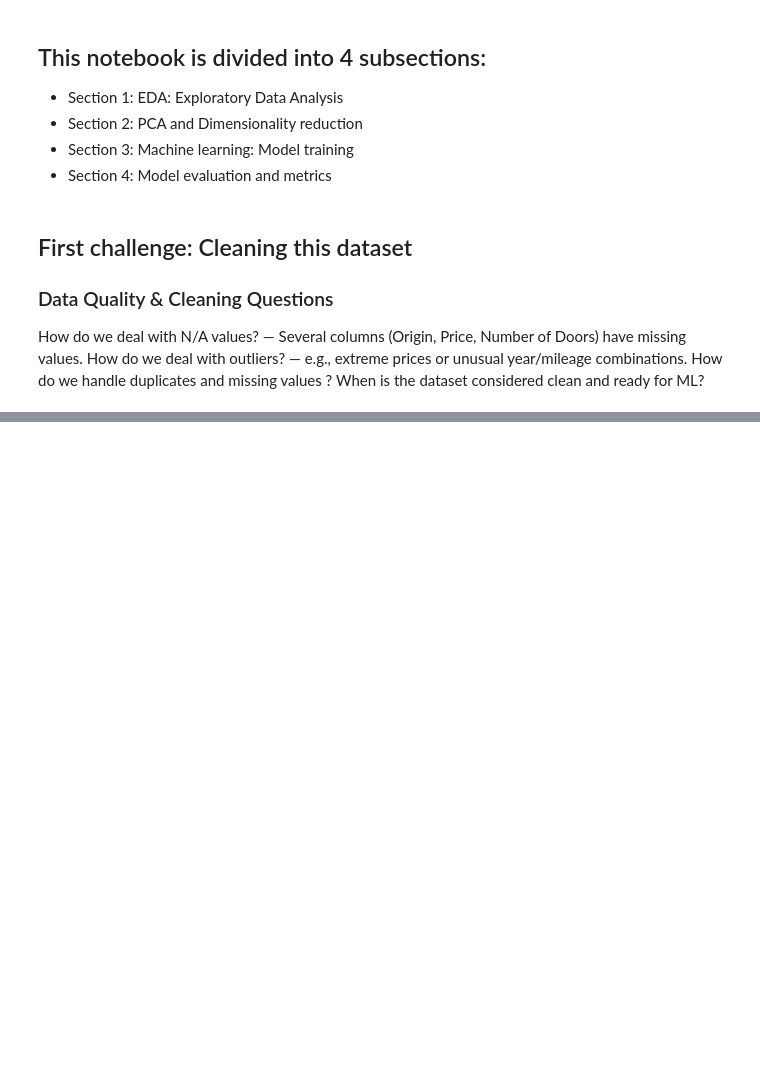
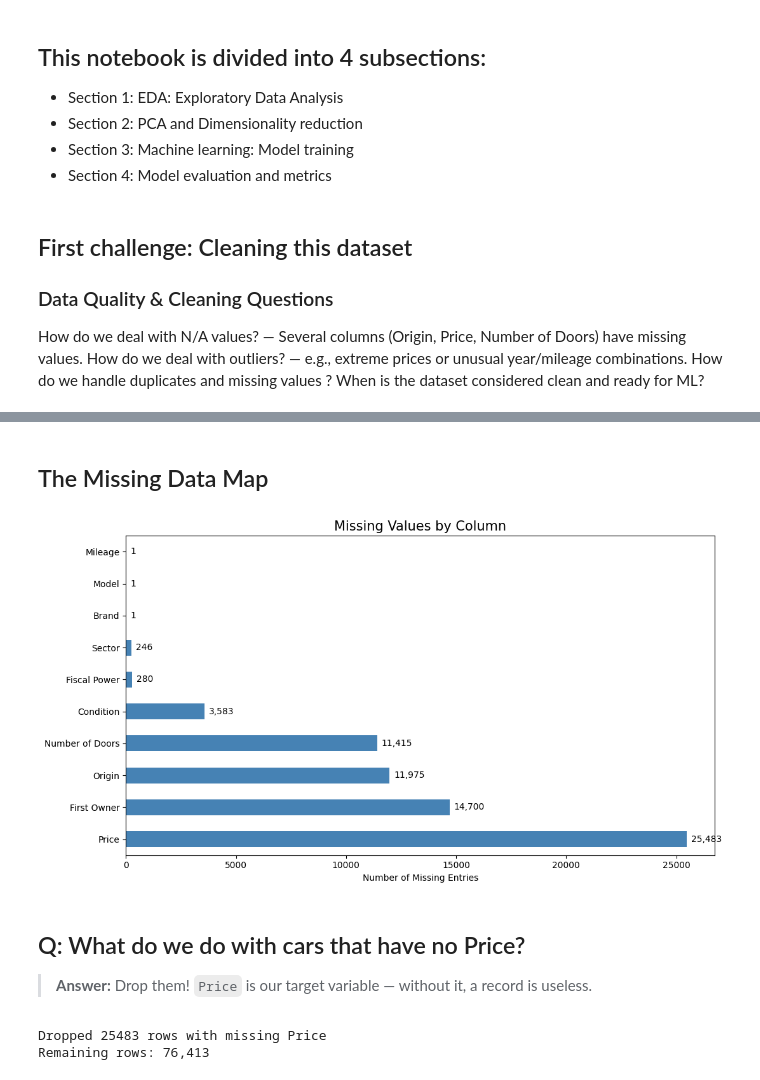
Before and after one commit to ahmed-bahlaoui/used_cars_dataset, a Jupyter notebook: notebook.ipynb, the cells around one changed output, grey strips where cells are left out. Cells and saved outputs as stored; diff of their text form; code cells hidden in the pictures; blank space fills up the shorter version.

```diff
--- a/notebook.ipynb
+++ b/notebook.ipynb
@@ -255,3 +22,0 @@ df[
-# %%
-## Dropping rows with missing values for Brand and Model
-df = df.drop(index=6714)  # 0-indexed
@@ -718,14 +22,0 @@ plt.show()
-# %%
-# 16. Correlation between number of features and price
-df['num_features'] = df['Equipment'].fillna('').apply(lambda s: len([x for x in s.split(',') if x.strip()!='']))
-corr = df['num_features'].corr(df['Price'])
-print(f'Correlation between number of equipment features and price: {corr:.3f}')
-
-# scatter
-fig, ax = plt.subplots(figsize=(8,6))
-sns.scatterplot(data=df, x='num_features', y='Price', alpha=0.3, edgecolor=None, color='#3498db')
-ax.set_title('Price vs Number of Equipment Features', fontsize=14)
-ax.set_xlabel('Number of Features')
-ax.set_ylabel('Price (MAD)')
-plt.tight_layout()
-plt.show()
@@ -744,0 +82,31 @@ plt.show()
+# %% [markdown]
+## The Missing Data Map
+# %%
+missing_data = df.isnull().sum()
+missing_data = missing_data[missing_data > 0].sort_values(ascending=False)
+
+fig, ax = plt.subplots(figsize=(11, 6))
+missing_data.plot.barh(ax=ax, color='steelblue')
+ax.set_title("Missing Values by Column", fontsize=15)
+ax.set_xlabel("Number of Missing Entries")
+for p in ax.patches:
+    ax.annotate(f"{int(p.get_width()):,}",
+                (p.get_width(), p.get_y() + p.get_height() / 2),
+                ha='left', va='center', fontsize=10, xytext=(5, 0), textcoords='offset points')
+plt.tight_layout()
+plt.show()
+# %% [output]
+[figure, added]
+# %% [markdown]
+## Q: What do we do with cars that have no Price?
+
+> **Answer:** Drop them! `Price` is our target variable — without it, a record is useless.
+# %%
+missing_price_before = df['Price'].isnull().sum()
+df = df.dropna(subset=['Price'])
+print(f"Dropped {missing_price_before} rows with missing Price")
+print(f"Remaining rows: {df.shape[0]:,}")
+assert df['Price'].isnull().sum() == 0
+# %% [output]
+Dropped 25483 rows with missing Price
+Remaining rows: 76,413
```
Also changed, not shown: parts of 101 cells of this notebook.
